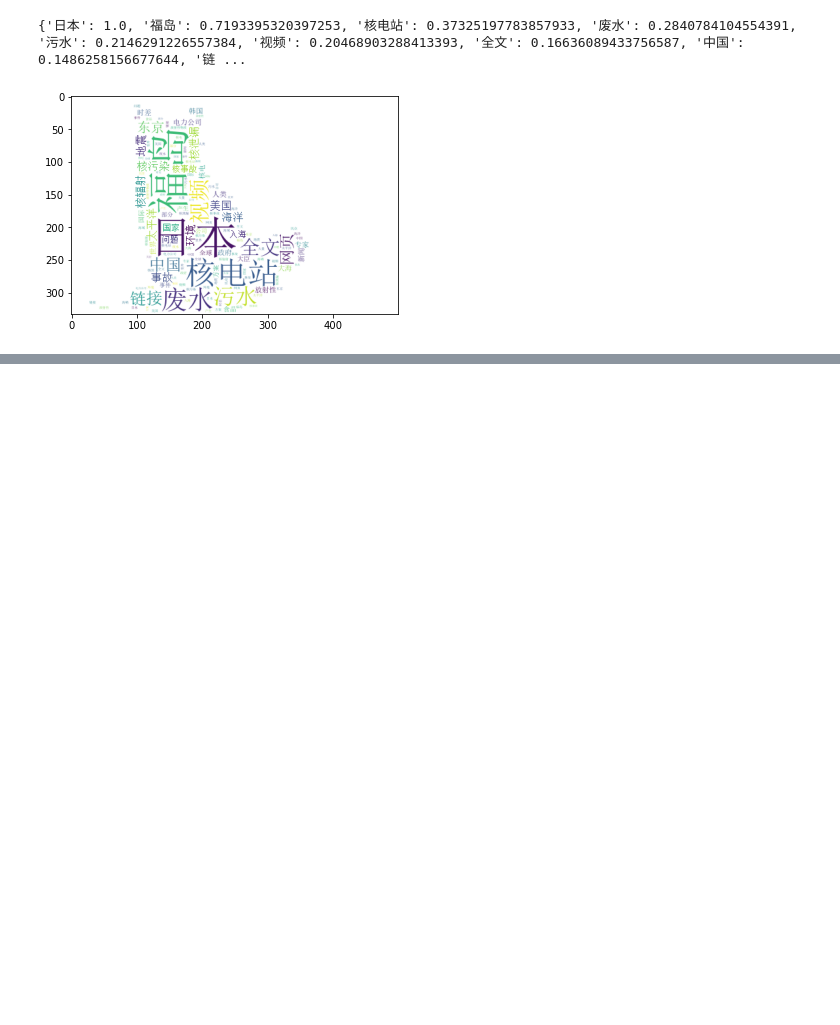
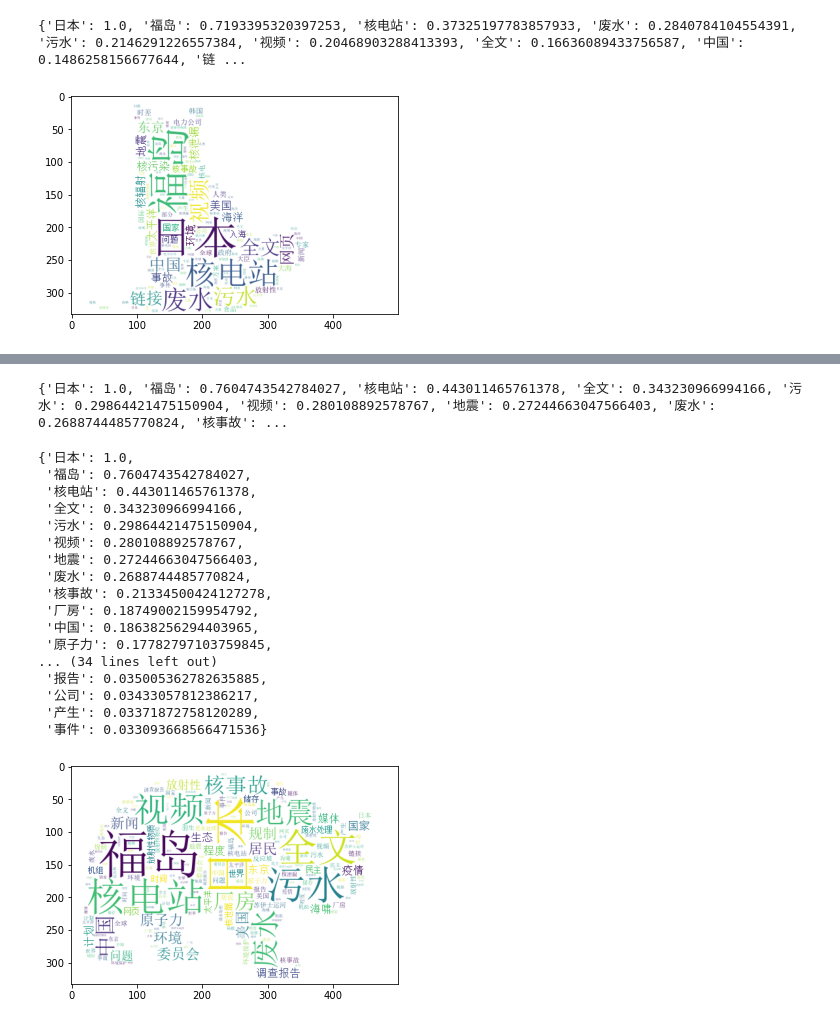
Before and after one commit to JunTheRipper/Social-Web-Mining, a Jupyter notebook: SocialMideaConduct.ipynb, the cells around one changed output, grey strips where cells are left out. Drawn from its saved outputs; the diff is of its cells as text; code cells hidden in the pictures; blank space fills up the shorter version.

```diff
--- a/SocialMideaConduct.ipynb
+++ b/SocialMideaConduct.ipynb
@@ -320,0 +422,33 @@ MemoryError: Unable to allocate 93.7 GiB for an array with shape (100919, 124612
+# %%
+Mar = dfN['time'].str.startswith('2021-03')
+Mar2 = dfN['time'].str.startswith('03')
+dfN[Mar]
+dfN[Mar2]
+
+MarData = pd.concat([dfN[Mar], dfN[Mar2]], axis=0)
+MarData
+
+from dataVision import DataVisitor
+
+vis = DataVisitor(MarData)
+vis.show_word_cloud('material/simsun.ttc', 'material/panda.jpg','results/random-nuclear/Mar_word_frequency.txt', 'results/random-nuclear/Res-Picture/Mar-cloud.png')
+# %% [output]
+{'日本': 1.0, '福岛': 0.7604743542784027, '核电站': 0.443011465761378, '全文': 0.343230966994166, '污水': 0.29864421475150904, '视频': 0.280108892578767, '地震': 0.27244663047566403, '废水': 0.2688744485770824, '核事故': ...
+{'日本': 1.0,
+ '福岛': 0.7604743542784027,
+ '核电站': 0.443011465761378,
+ '全文': 0.343230966994166,
+ '污水': 0.29864421475150904,
+ '视频': 0.280108892578767,
+ '地震': 0.27244663047566403,
+ '废水': 0.2688744485770824,
+ '核事故': 0.21334500424127278,
+ '厂房': 0.18749002159954792,
+ '中国': 0.18638256294403965,
+ '原子力': 0.17782797103759845,
+... (34 lines left out)
+ '报告': 0.035005362782635885,
+ '公司': 0.03433057812386217,
+ '产生': 0.03371872758120289,
+ '事件': 0.033093668566471536}
+[figure, added]
```
Also changed, not shown: parts of 45 cells of this notebook.
